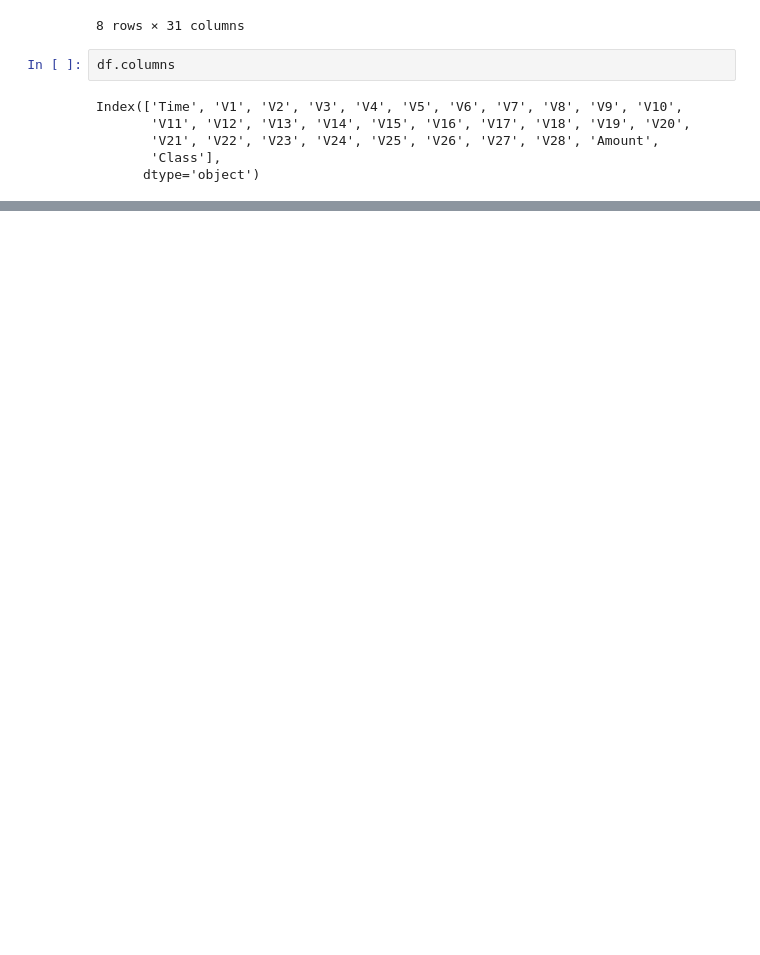
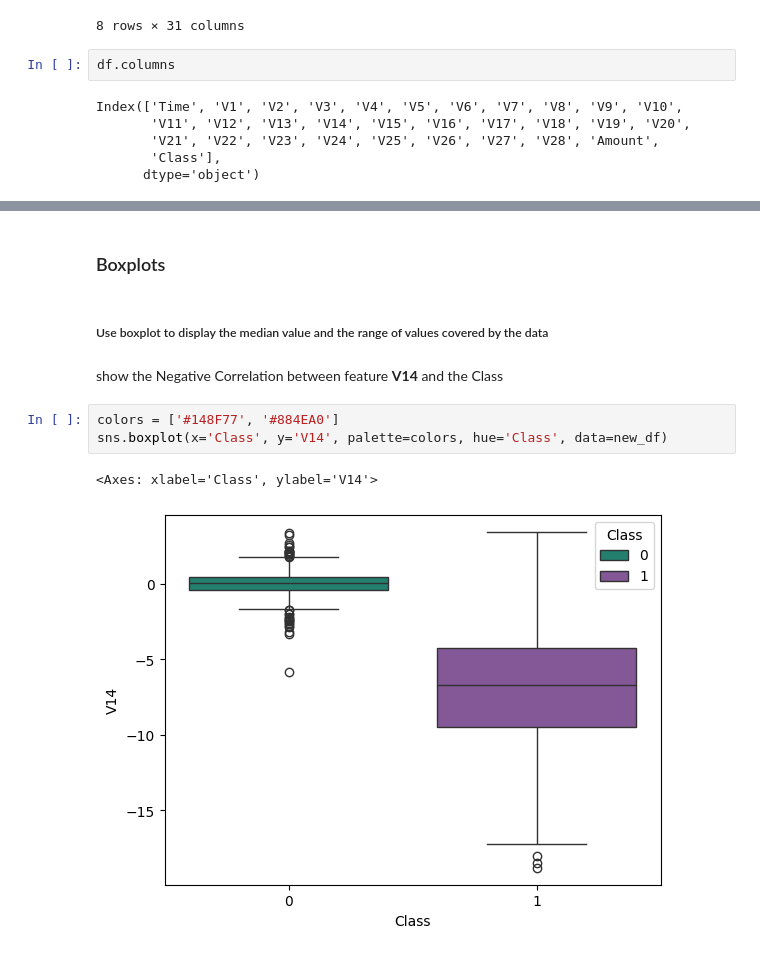
Before and after one commit to mahmoud-khaled23/Machine-Learning-Projects, a Jupyter notebook: Fraud_Detection/EDA/Fraud_Detection.ipynb, the cells around one changed output, grey strips where cells are left out. Saved outputs shown, nothing was run; the diff lists cells and outputs as text; blank space fills up the shorter version.

```diff
--- a/Fraud_Detection/EDA/Fraud_Detection.ipynb
+++ b/Fraud_Detection/EDA/Fraud_Detection.ipynb
@@ -129,0 +146,12 @@ dists(df)
+# %% [markdown]
+### Boxplots
+# %% [markdown]
+<h5>Use boxplot to display the median value and the range of values covered by the data</h5>
+# %% [markdown]
+show the Negative Correlation between feature **V14** and the Class
+# %%
+colors = ['#148F77', '#884EA0']
+sns.boxplot(x='Class', y='V14', palette=colors, hue='Class', data=new_df)
+# %% [output]
+<Axes: xlabel='Class', ylabel='V14'>
+[figure, added]
```
Also changed, not shown: parts of 27 cells of this notebook, 5 other files.
